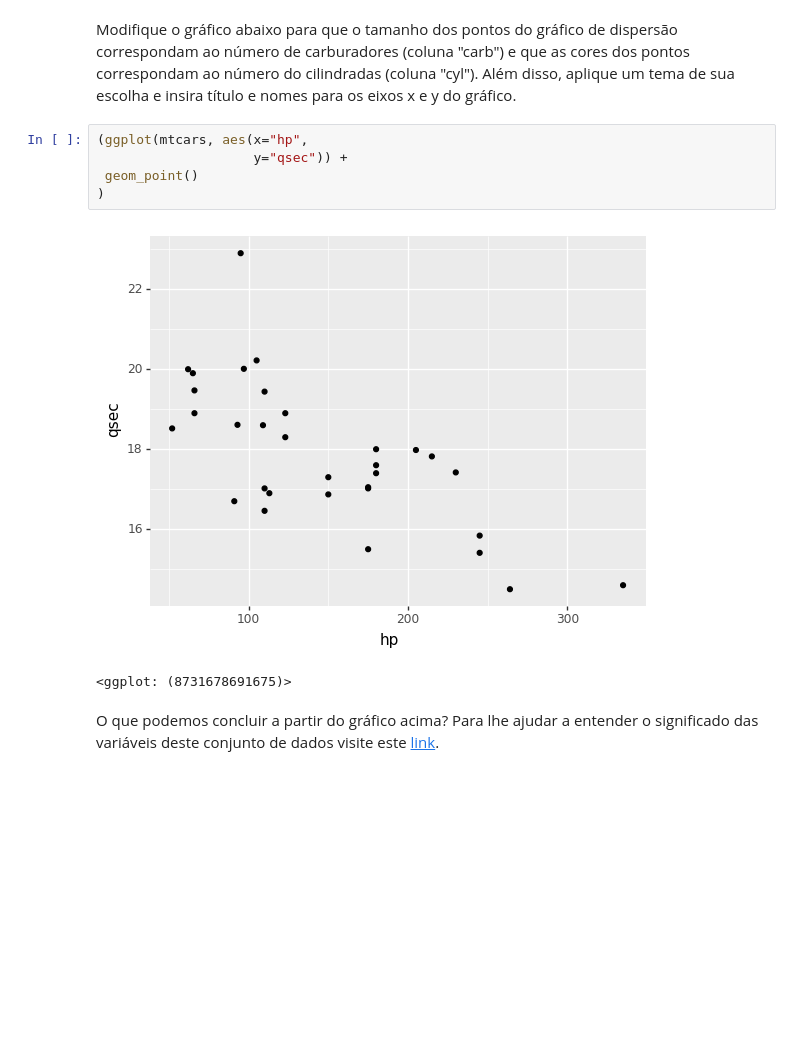
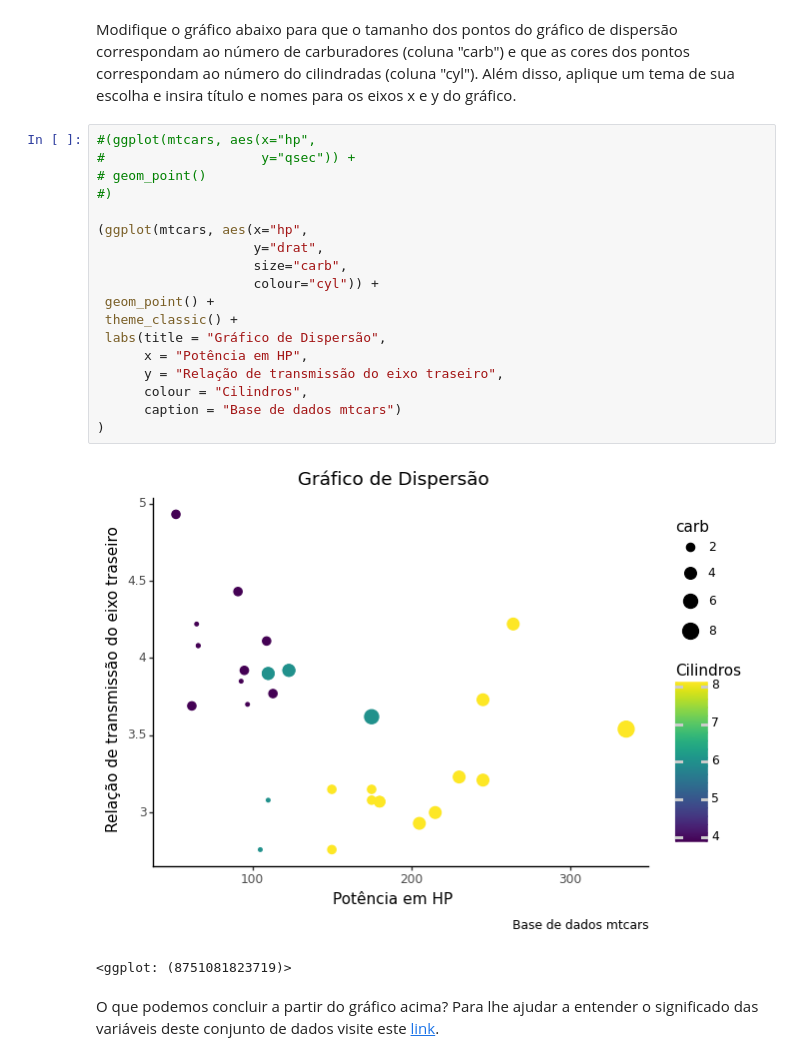
Before and after one commit to deniscruzrodrigues/intro_python_verao_ime_2023, a Jupyter notebook: exercicios/exercicio04.ipynb, the cells around one changed output. Saved outputs shown, nothing was run; the diff lists cells and outputs as text; blank space fills up the shorter version.

```diff
--- a/exercicios/exercicio04.ipynb
+++ b/exercicios/exercicio04.ipynb
@@ -49,13 +49,26 @@ mtcars.head()
 | 4 | Hornet Sportabout | 18.7 | 8 | 360.0 | 175 | 3.15 | 3.440 | 17.02 | 0 | 0 | 3 | ... |
 # %% [markdown]
 Modifique o gráfico abaixo para que o tamanho dos pontos do gráfico de dispersão correspondam ao número de carburadores (coluna "carb") e que as cores dos pontos correspondam ao número do cilindradas (coluna "cyl"). Além disso, aplique um tema de sua escolha e insira título e nomes para os eixos x e y do gráfico.
-# %%
-(ggplot(mtcars, aes(x="hp",
-                    y="qsec")) +
- geom_point()
-)
-# %% [output]
-[figure, removed]
-<ggplot: (8731678691675)>
+# %%
+#(ggplot(mtcars, aes(x="hp",
+#                    y="qsec")) +
+# geom_point()
+#)
+
+(ggplot(mtcars, aes(x="hp",
+                    y="drat",
+                    size="carb",
+                    colour="cyl")) +
+ geom_point() +
+ theme_classic() +
+ labs(title = "Gráfico de Dispersão",
+      x = "Potência em HP",
+      y = "Relação de transmissão do eixo traseiro",
+      colour = "Cilindros",
+      caption = "Base de dados mtcars")
+)
+# %% [output]
+[figure, added]
+<ggplot: (8751081823719)>
 # %% [markdown]
 O que podemos concluir a partir do gráfico acima? Para lhe ajudar a entender o significado das variáveis deste conjunto de dados visite este [link](https://rpubs.com/neros/61800).
```
